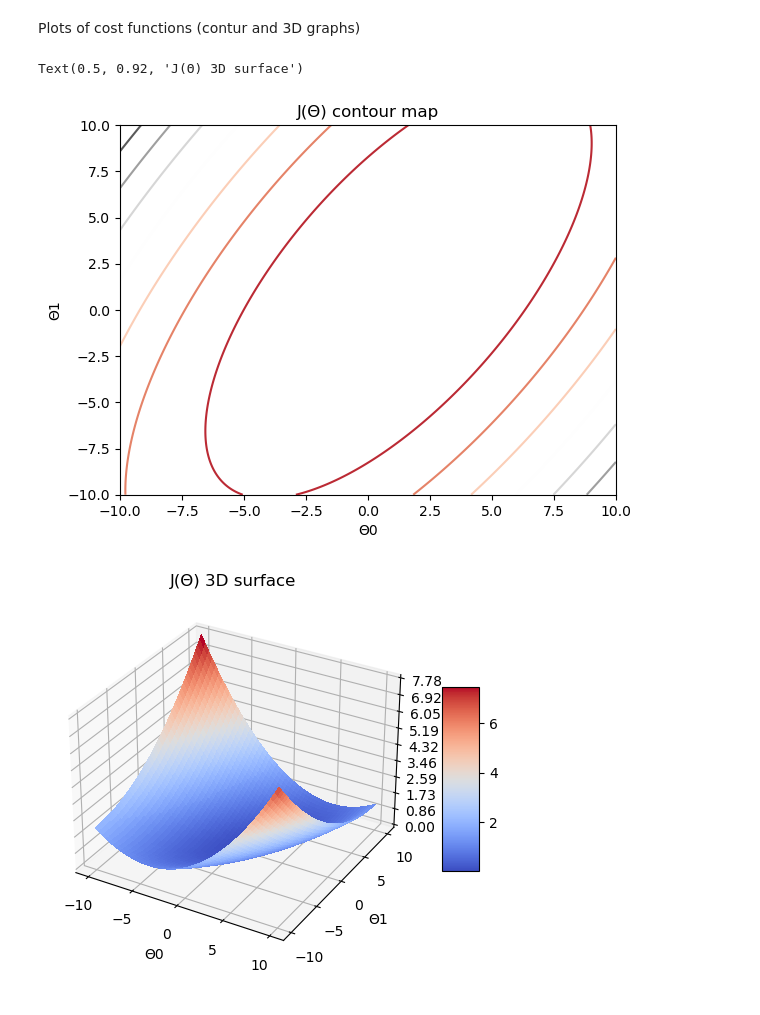
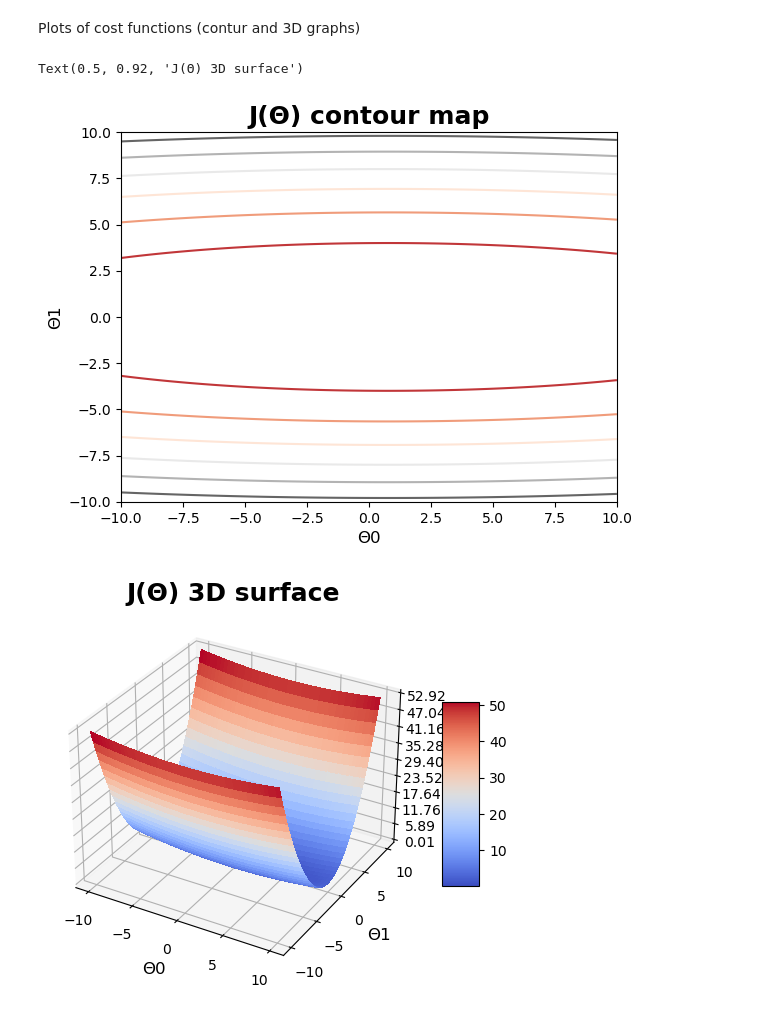
Before and after one commit to GalSarid21/MachineLearningLabs, a Jupyter notebook: Lab2/HW_2.ipynb, the cells around one changed output. Cells and saved outputs as stored; diff of their text form; code cells hidden in the pictures.

```diff
--- a/Lab2/HW_2.ipynb
+++ b/Lab2/HW_2.ipynb
@@ -158,8 +221,11 @@ CSV file loads
 # %%
 base_path = os.path.abspath(os.curdir)
 
-ex1_path = f"{base_path}\\ex1data1.txt"
-ex1_df = pd.read_csv(ex1_path, sep=',', header=None)
+q1_data_path = f"{base_path}\\ex1data1.txt"
+q1_df = pd.read_csv(q1_data_path, sep=',', header=None)
+
+q2_data_path = f"{base_path}\\ex1data2.txt"
+q2_df = pd.read_csv(q2_data_path, sep=',', header=None)
 # %% [markdown]
 Scatter plot of first data file
 # %%
@@ -292,30 +350,30 @@ Plots of cost functions (contur and 3D graphs)
 # %%
 theta0 = np.linspace(-10, 10, 1000)
 theta1 = np.linspace(-10, 10, 1000)
 
 cost = []
 for i in range(0, len(theta0)):
     for j in range(0, len(theta1)):
         weights = [[theta0[i]], [theta1[j]]]
-        cost.append(Utils.calc_cost(weights, ex1_df))
+        cost.append(Utils.calc_cost(weights, q1_df, use_regularization=True))
 
 t0_msh, t1_msh = np.meshgrid(theta0 ,theta1)
 cost = np.array(cost).reshape(t0_msh.shape)
 
 plt.contour(t0_msh, t1_msh, np.array(cost), cmap='RdGy')
-plt.xlabel("Θ0")
-plt.ylabel("Θ1")
-plt.title("J(Θ) contour map")
+plt.xlabel("Θ0", size=12)
+plt.ylabel("Θ1", size=12)
+plt.title("J(Θ) contour map", size=18,  fontweight='bold')
 
 fig, ax = plt.subplots(subplot_kw={"projection": "3d"})
 surf = ax.plot_surface(t0_msh, t1_msh, cost, cmap=cm.coolwarm, linewidth=0, antialiased=False)
 ax.zaxis.set_major_locator(LinearLocator(10))
 ax.zaxis.set_major_formatter('{x:.02f}')
 fig.colorbar(surf, shrink=0.5, aspect=5)
-plt.xlabel("Θ0")
-plt.ylabel("Θ1")
-plt.title("J(Θ) 3D surface")
+plt.xlabel("Θ0", size=12)
+plt.ylabel("Θ1", size=12)
+plt.title("J(Θ) 3D surface", size=18,  fontweight='bold')
 # %% [output]
 Text(0.5, 0.92, 'J(Θ) 3D surface')
-[figure, old version]
+[figure, new version]
-[figure, old version]
+[figure, new version]
```
Also changed, not shown: parts of 15 cells of this notebook.
